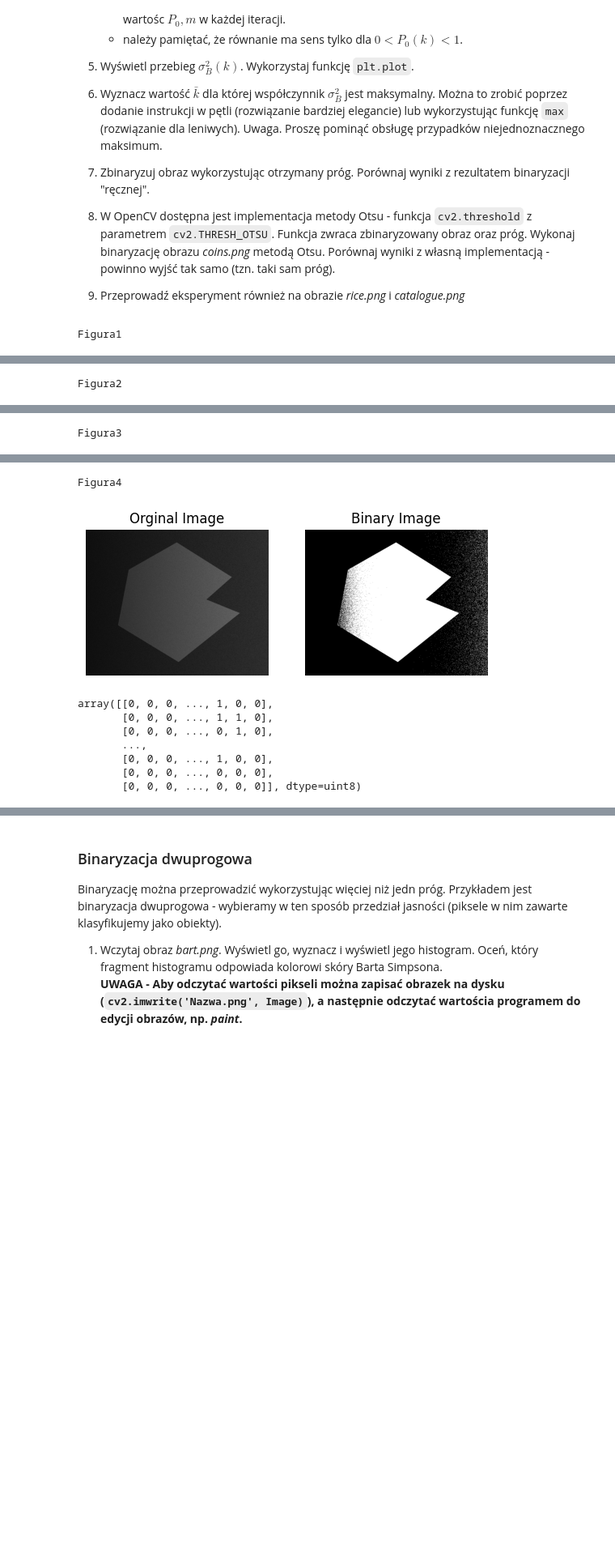
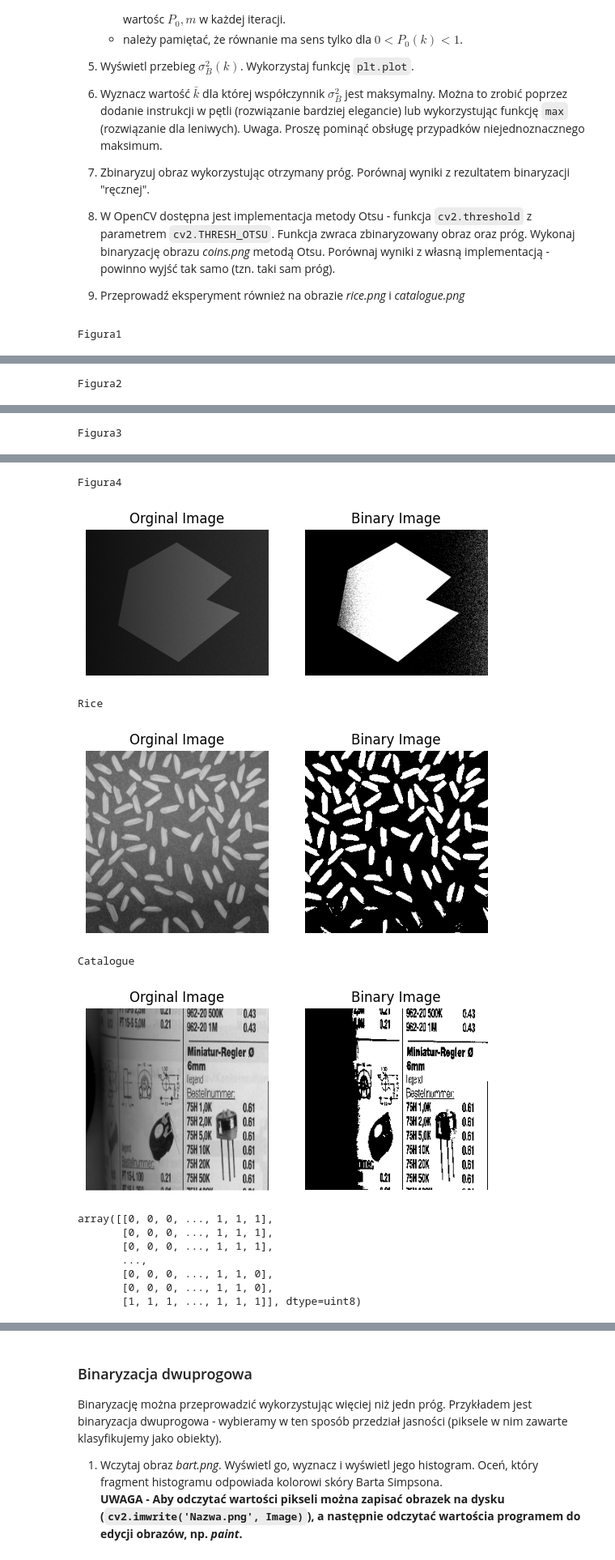
Before and after one commit to arturgesiarz/DigitalImageProcessing-Course, a Jupyter notebook: lab04/04_thresholding.ipynb, the cells around one changed output, grey strips where cells are left out. Shown at 81% size. Saved outputs shown, nothing was run; the diff lists cells and outputs as text; code cells hidden in the pictures; blank space fills up the shorter version.

```diff
--- a/lab04/04_thresholding.ipynb
+++ b/lab04/04_thresholding.ipynb
@@ -429,40 +431,56 @@ binarization(
     showImgGetHist("figura1.png", False),
     calcOtsuThreshold(showImgGetHist("figura1.png", False)),
 )
 
 print("Figura2")
 binarization(
     showImgGetHist("figura2.png", False),
     calcOtsuThreshold(showImgGetHist("figura2.png", False)),
 )
 
 print("Figura3")
 binarization(
     showImgGetHist("figura3.png", False),
     calcOtsuThreshold(showImgGetHist("figura3.png", False)),
 )
 
 print("Figura4")
 binarization(
     showImgGetHist("figura4.png", False),
     calcOtsuThreshold(showImgGetHist("figura4.png", False)),
 )
+
+print("Rice")
+binarization(
+    showImgGetHist("rice.png", False),
+    calcOtsuThreshold(showImgGetHist("rice.png", False)),
+)
+
+print("Catalogue")
+binarization(
+    showImgGetHist("catalogue.png", False),
+    calcOtsuThreshold(showImgGetHist("catalogue.png", False)),
+)
 # %% [output]
 Figura1
 [figure]
 Figura2
 [figure]
 Figura3
 [figure]
 Figura4
 [figure]
-array([[0, 0, 0, ..., 1, 0, 0],
-       [0, 0, 0, ..., 1, 1, 0],
-       [0, 0, 0, ..., 0, 1, 0],
-       ...,
-       [0, 0, 0, ..., 1, 0, 0],
-       [0, 0, 0, ..., 0, 0, 0],
-       [0, 0, 0, ..., 0, 0, 0]], dtype=uint8)
+Rice
+[figure, added]
+Catalogue
+[figure, added]
+array([[0, 0, 0, ..., 1, 1, 1],
+       [0, 0, 0, ..., 1, 1, 1],
+       [0, 0, 0, ..., 1, 1, 1],
+       ...,
+       [0, 0, 0, ..., 1, 1, 0],
+       [0, 0, 0, ..., 1, 1, 0],
+       [1, 1, 1, ..., 1, 1, 1]], dtype=uint8)
 # %% [markdown]
 ### Binaryzacja lokalna
 
```
Also changed, not shown: parts of 7 cells of this notebook.
